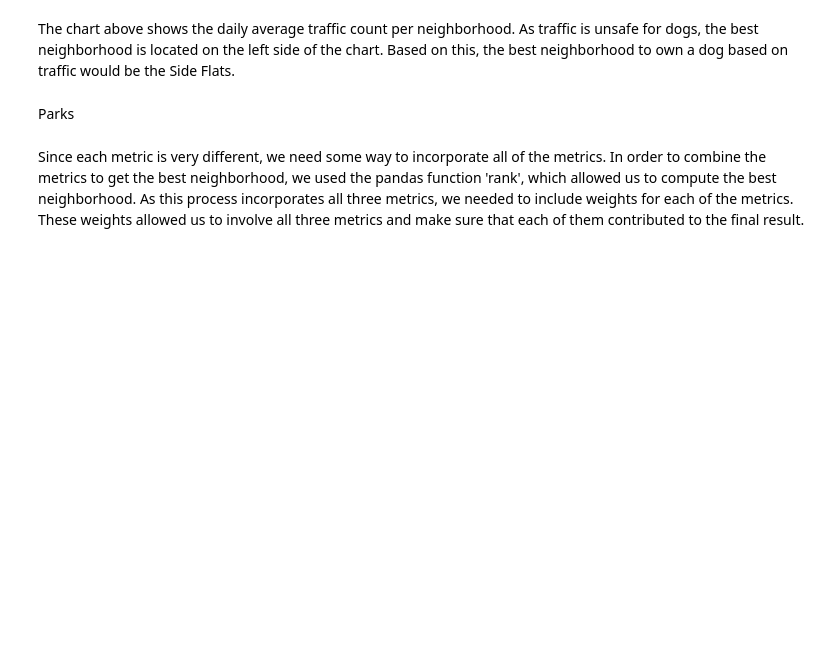
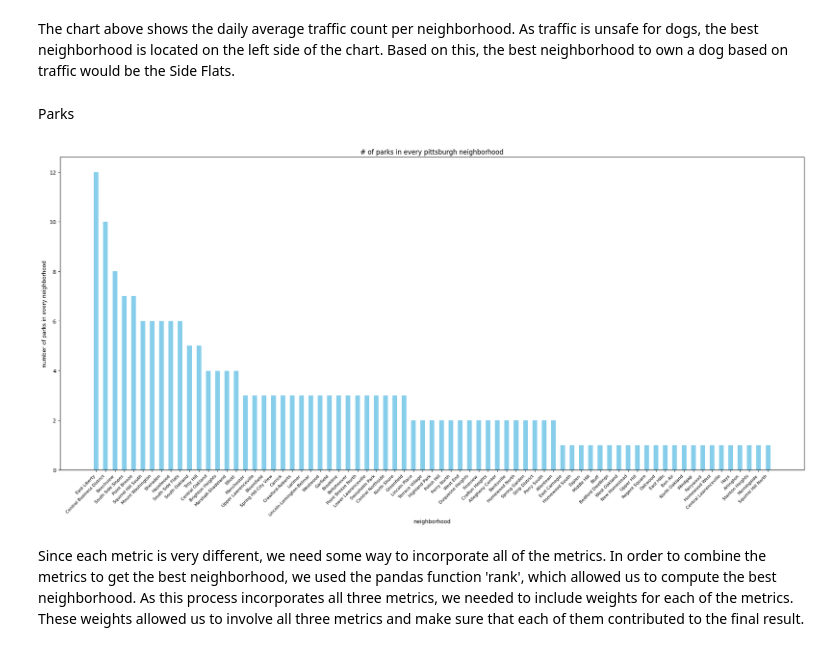
Before and after one commit to dantewarhola/Big-Ideas-in-Computing-and-Information-Group-38-Final-Project, a Jupyter notebook: FinalNotebook.ipynb, the cells around one changed output. Drawn from its saved outputs; the diff is of its cells as text; code cells hidden in the pictures; blank space fills up the shorter version.

Commit message:
updated parks data

```diff
--- a/FinalNotebook.ipynb
+++ b/FinalNotebook.ipynb
@@ -90,6 +90,23 @@ plt.show()
 The chart above shows the daily average traffic count per neighborhood. As traffic is unsafe for dogs, the best neighborhood is located on the left side of the chart. Based on this, the best neighborhood to own a dog based on traffic would be the Side Flats.
 # %% [markdown]
 Parks
+# %%
+#display chart of parks
+import pandas as pd
+import matplotlib.pyplot as plt
+df = pd.read_csv('C:/Users/roger/Documents/GitHub/Big-Ideas-in-Computing-and-Information-Group-38-Final-Project/ROW03/Park.csv')
+df = df[['name', 'neighborhood']]
+plt.figure(figsize = (20,10))
+numberofparks = df['neighborhood'].value_counts()
+plt.xlabel('neighborhood')
+plt.ylabel('number of parks in every neighborhood')
+plt.bar(numberofparks.index, numberofparks, width = 0.5, color = 'skyblue')
+plt.title('# of parks in every pittsburgh neighborhood')
+plt.xticks(rotation = 45, ha = 'right', fontsize = 8)
+plt.tight_layout()
+plt.show()
+# %% [output]
+[figure, added]
 # %% [markdown]
 Since each metric is very different, we need some way to incorporate all of the metrics. In order to combine the metrics to get the best neighborhood, we used the pandas function 'rank', which allowed us to compute the best neighborhood. As this process incorporates all three metrics, we needed to include weights for each of the metrics. These weights allowed us to involve all three metrics and make sure that each of them contributed to the final result.
 # %%
```
